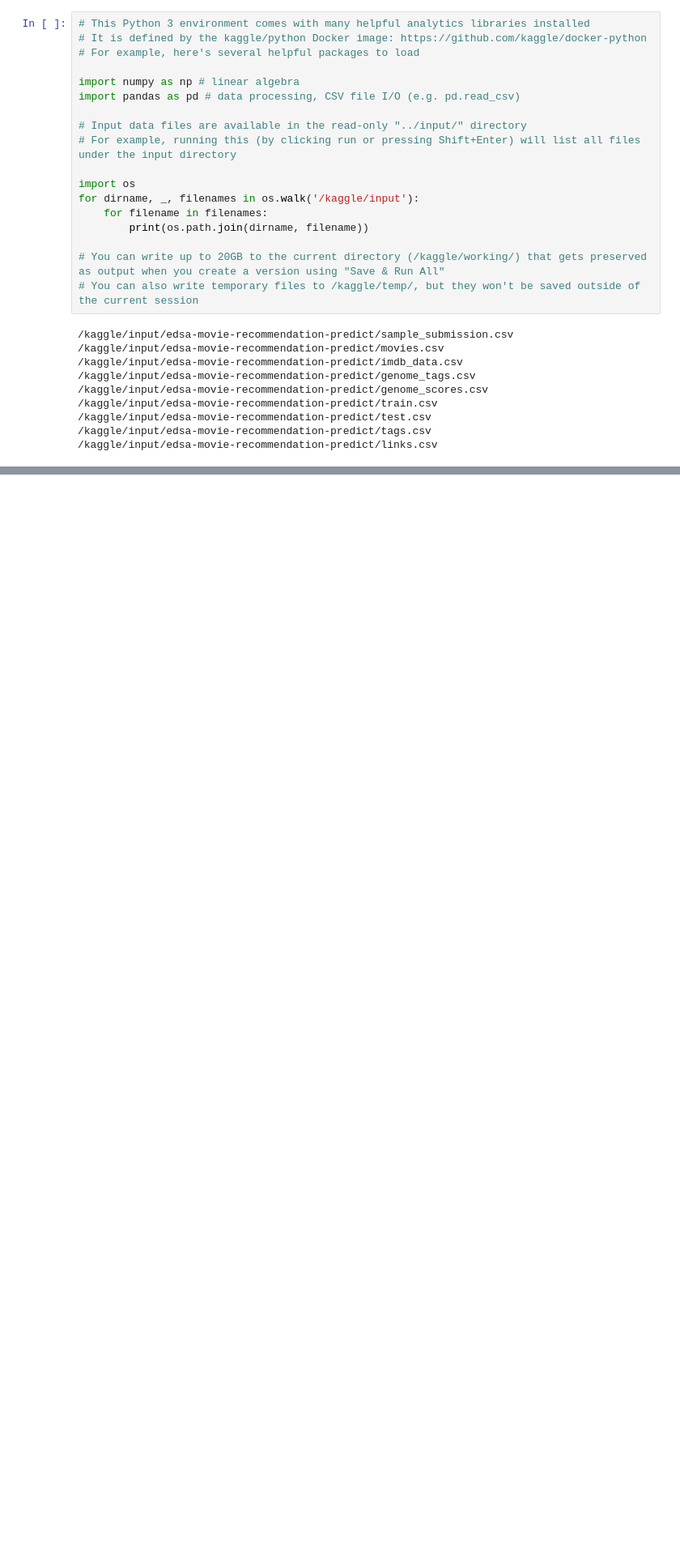
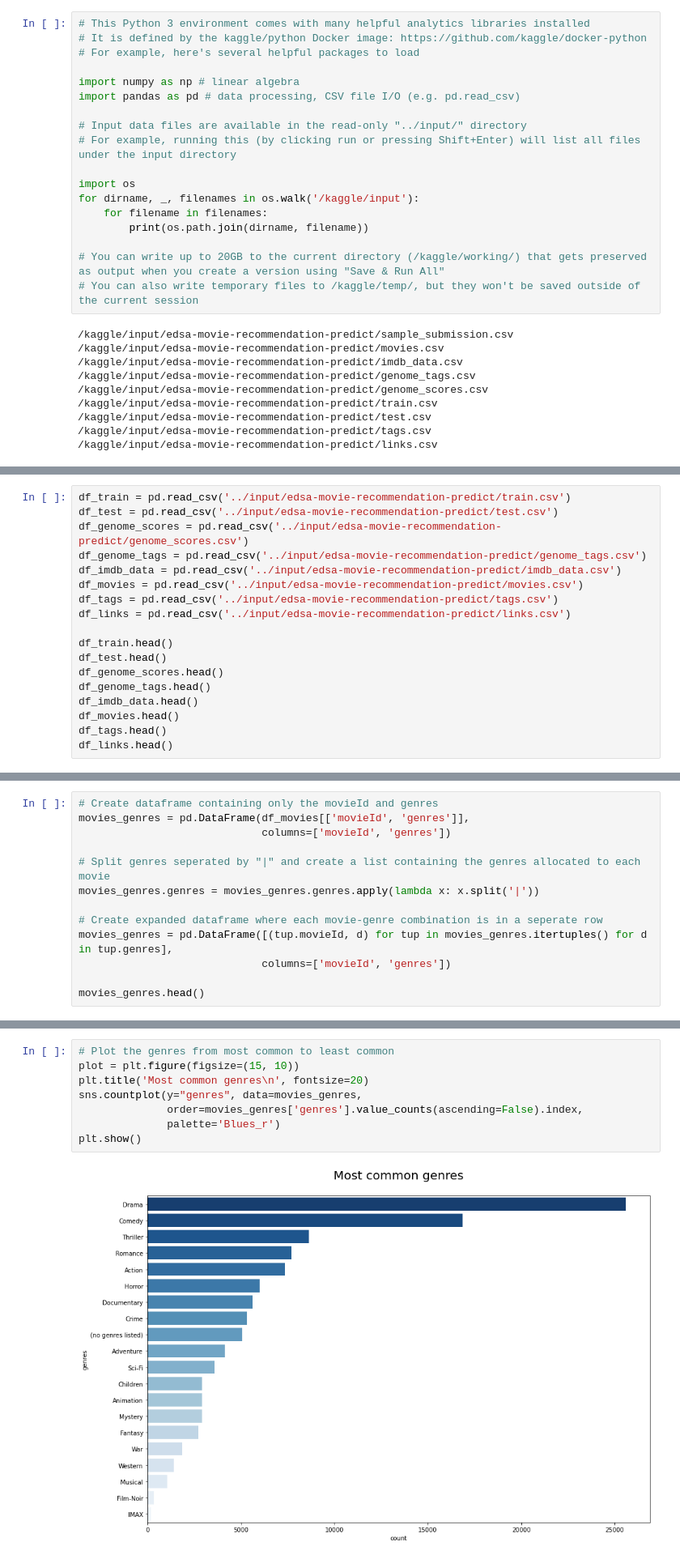
Before and after one commit to Otiuc/unsupervised-predict, a Jupyter notebook: Unsupervised.ipynb, the cells around one changed output, grey strips where cells are left out. Shown at 81% size. Saved outputs shown, nothing was run; the diff lists cells and outputs as text; blank space fills up the shorter version.

```diff
--- a/Unsupervised.ipynb
+++ b/Unsupervised.ipynb
@@ -28,0 +95,18 @@ for dirname, _, filenames in os.walk('/kaggle/input'):
+# %%
+df_train = pd.read_csv('../input/edsa-movie-recommendation-predict/train.csv')
+df_test = pd.read_csv('../input/edsa-movie-recommendation-predict/test.csv')
+df_genome_scores = pd.read_csv('../input/edsa-movie-recommendation-predict/genome_scores.csv')
+df_genome_tags = pd.read_csv('../input/edsa-movie-recommendation-predict/genome_tags.csv')
+df_imdb_data = pd.read_csv('../input/edsa-movie-recommendation-predict/imdb_data.csv')
+df_movies = pd.read_csv('../input/edsa-movie-recommendation-predict/movies.csv')
+df_tags = pd.read_csv('../input/edsa-movie-recommendation-predict/tags.csv')
+df_links = pd.read_csv('../input/edsa-movie-recommendation-predict/links.csv')
+
+df_train.head()
+df_test.head()
+df_genome_scores.head()
+df_genome_tags.head()
+df_imdb_data.head()
+df_movies.head()
+df_tags.head()
+df_links.head()
@@ -28,0 +132,13 @@ for dirname, _, filenames in os.walk('/kaggle/input'):
+# %%
+# Create dataframe containing only the movieId and genres
+movies_genres = pd.DataFrame(df_movies[['movieId', 'genres']],
+                             columns=['movieId', 'genres'])
+
+# Split genres seperated by "|" and create a list containing the genres allocated to each movie
+movies_genres.genres = movies_genres.genres.apply(lambda x: x.split('|'))
+
+# Create expanded dataframe where each movie-genre combination is in a seperate row
+movies_genres = pd.DataFrame([(tup.movieId, d) for tup in movies_genres.itertuples() for d in tup.genres],
+                             columns=['movieId', 'genres'])
+
+movies_genres.head()
@@ -28,0 +152,10 @@ for dirname, _, filenames in os.walk('/kaggle/input'):
+# %%
+# Plot the genres from most common to least common
+plot = plt.figure(figsize=(15, 10))
+plt.title('Most common genres\n', fontsize=20)
+sns.countplot(y="genres", data=movies_genres,
+              order=movies_genres['genres'].value_counts(ascending=False).index,
+              palette='Blues_r')
+plt.show()
+# %% [output]
+[figure, added]
```
Also changed, not shown: parts of 47 cells of this notebook.
